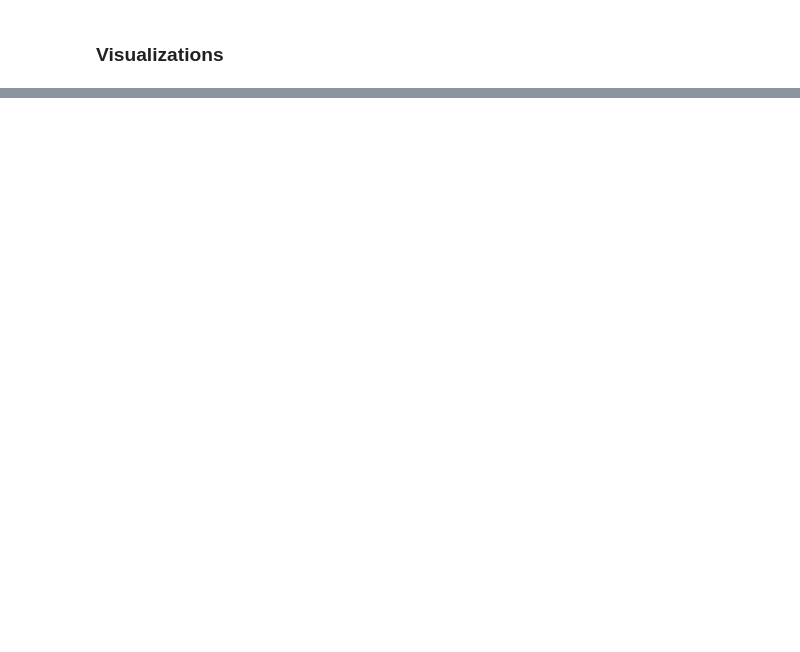
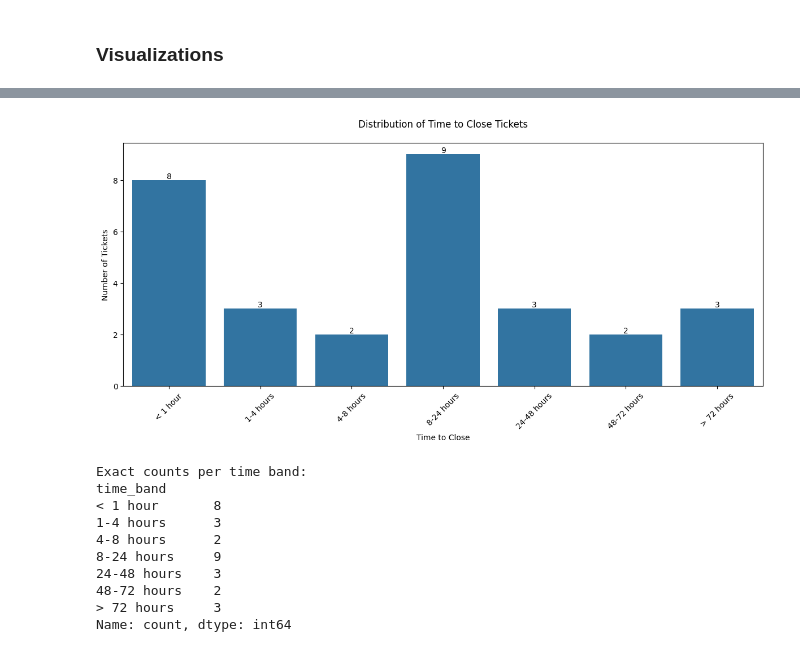
Before and after one commit to ROCstudios/Squirtle-Freshdesk-Chat-Agent, a Jupyter notebook: app/notebooks/freshdesk_eda.ipynb, the cells around one changed output, grey strips where cells are left out. Cells and saved outputs as stored; diff of their text form; code cells hidden in the pictures; blank space fills up the shorter version.

```diff
--- a/app/notebooks/freshdesk_eda.ipynb
+++ b/app/notebooks/freshdesk_eda.ipynb
@@ -649,0 +759,45 @@ OSError: 'seaborn' is not a valid package style, path of style file, URL of styl
+# %%
+# Create time bands for better visualization
+ticket_details_df['time_band'] = pd.cut(
+    ticket_details_df['time_to_close_hours'],
+    bins=[0, 1, 4, 8, 24, 48, 72, float('inf')],
+    labels=['< 1 hour', '1-4 hours', '4-8 hours', '8-24 hours', '24-48 hours', '48-72 hours', '> 72 hours']
+)
+
+# Set figure size
+plt.figure(figsize=(12, 6))
+
+# Create the bar plot
+ax = sns.countplot(data=ticket_details_df, x='time_band')
+
+# Customize the plot
+plt.title('Distribution of Time to Close Tickets', pad=20)
+plt.xlabel('Time to Close')
+plt.ylabel('Number of Tickets')
+
+# Rotate x-axis labels for better readability
+plt.xticks(rotation=45)
+
+# Add value labels on top of each bar
+for i in ax.containers:
+    ax.bar_label(i)
+
+# Adjust layout to prevent label cutoff
+plt.tight_layout()
+plt.show()
+
+# Print the exact counts for each band
+print("\nExact counts per time band:")
+print(ticket_details_df['time_band'].value_counts().sort_index())
+# %% [output]
+[figure, added]
+Exact counts per time band:
+time_band
+< 1 hour       8
+1-4 hours      3
+4-8 hours      2
+8-24 hours     9
+24-48 hours    3
+48-72 hours    2
+> 72 hours     3
+Name: count, dtype: int64
```
Also changed, not shown: parts of 18 cells of this notebook.
